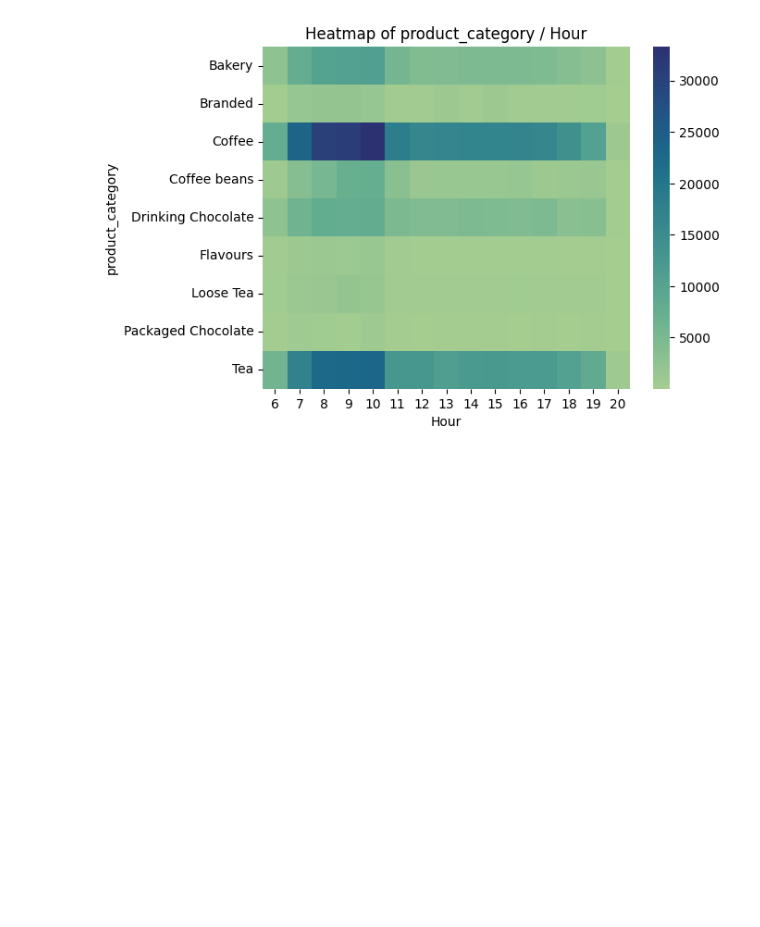
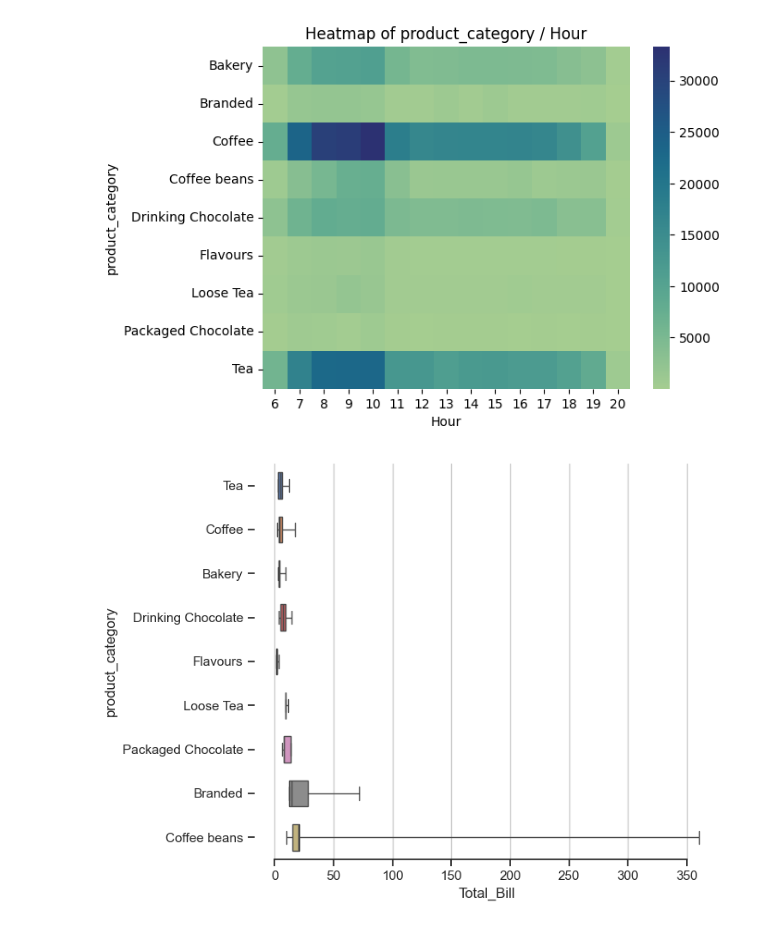
Before and after one commit to leo-cheung37/leo-cheung37, a Jupyter notebook: Statistics/Descriptive Statistics/descriptive_statistics.ipynb, the cells around one changed output. Drawn from its saved outputs; the diff is of its cells as text; code cells hidden in the pictures; blank space fills up the shorter version.

```diff
--- a/Statistics/Descriptive Statistics/descriptive_statistics.ipynb
+++ b/Statistics/Descriptive Statistics/descriptive_statistics.ipynb
@@ -962,3 +962,12 @@ plt.title('Heatmap of product_category / Hour')
 # %% [output]
 Text(0.5, 1.0, 'Heatmap of product_category / Hour')
 [figure]
+# %%
+sns.set_theme(style="ticks")
+f, ax = plt.subplots(figsize=(7,6))
+sns.boxplot(df, x="Total_Bill", y="product_category", hue="product_category",whis=[0,100], width=0.6)
+ax.xaxis.grid(True)
+ax.set(ylabel="product_category")
+sns.despine(trim=True,left=True)
+# %% [output]
+[figure, added]
```
Also changed, not shown: parts of 3 cells of this notebook.
